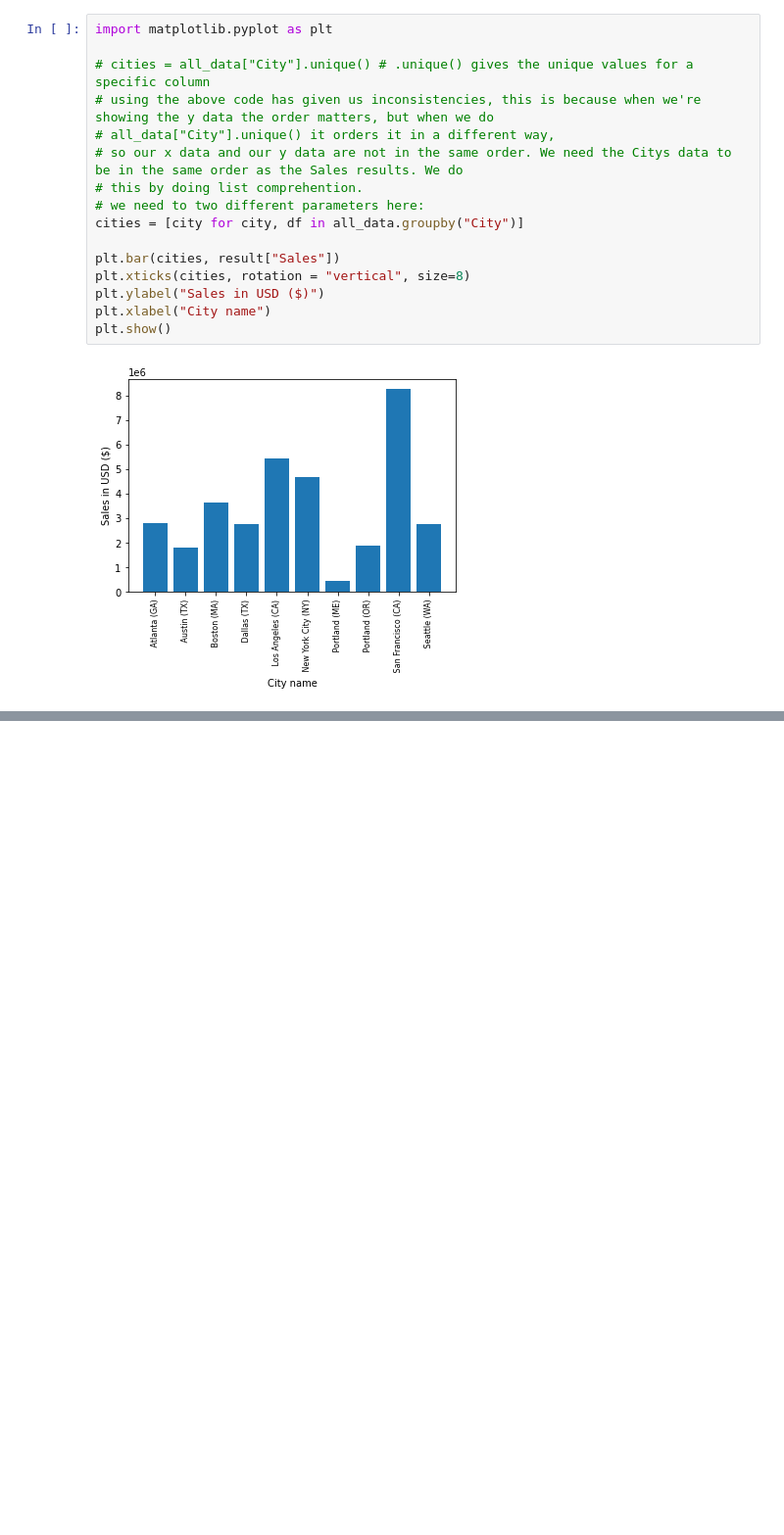
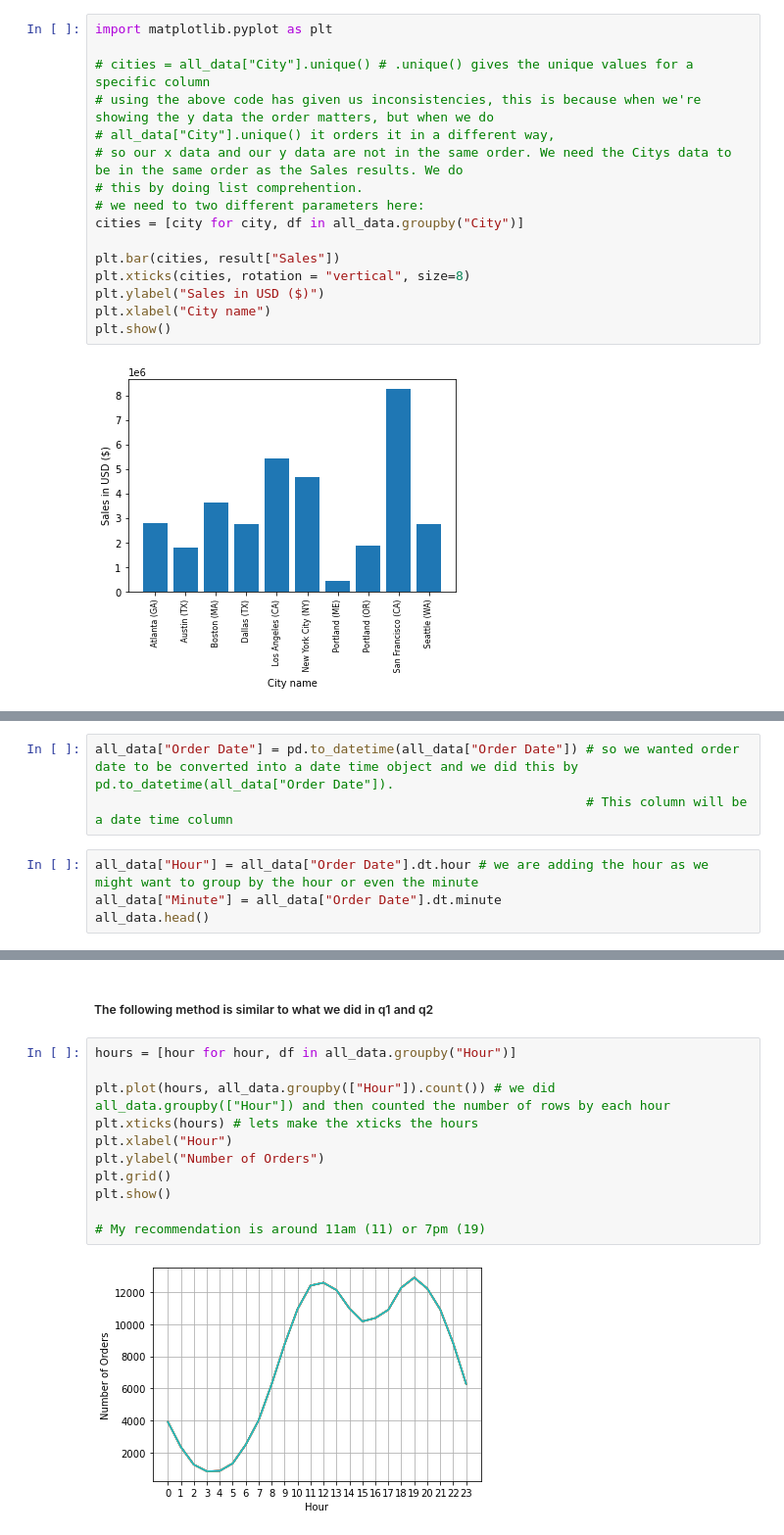
Before and after one commit to Rajpal29/csv_project, a Jupyter notebook: csv_notebook.ipynb, the cells around one changed output, grey strips where cells are left out. Shown: that part at 98% size. Drawn from its saved outputs; the diff is of its cells as text; blank space fills up the shorter version.

Commit message:
peak_times

```diff
--- a/csv_notebook.ipynb
+++ b/csv_notebook.ipynb
@@ -181,0 +184,7 @@ plt.show()
+# %%
+all_data["Order Date"] = pd.to_datetime(all_data["Order Date"]) # so we wanted order date to be converted into a date time object and we did this by pd.to_datetime(all_data["Order Date"]).
+                                                                # This column will be a date time column
+# %%
+all_data["Hour"] = all_data["Order Date"].dt.hour # we are adding the hour as we might want to group by the hour or even the minute
+all_data["Minute"] = all_data["Order Date"].dt.minute
+all_data.head()
@@ -181,0 +198,15 @@ plt.show()
+# %% [markdown]
+##### The following method is similar to what we did in q1 and q2
+# %%
+hours = [hour for hour, df in all_data.groupby("Hour")]
+
+plt.plot(hours, all_data.groupby(["Hour"]).count()) # we did all_data.groupby(["Hour"]) and then counted the number of rows by each hour
+plt.xticks(hours) # lets make the xticks the hours
+plt.xlabel("Hour")
+plt.ylabel("Number of Orders")
+plt.grid()
+plt.show()
+
+# My recommendation is around 11am (11) or 7pm (19)
+# %% [output]
+[figure, added]
```
Also changed, not shown: parts of 2 cells of this notebook.
